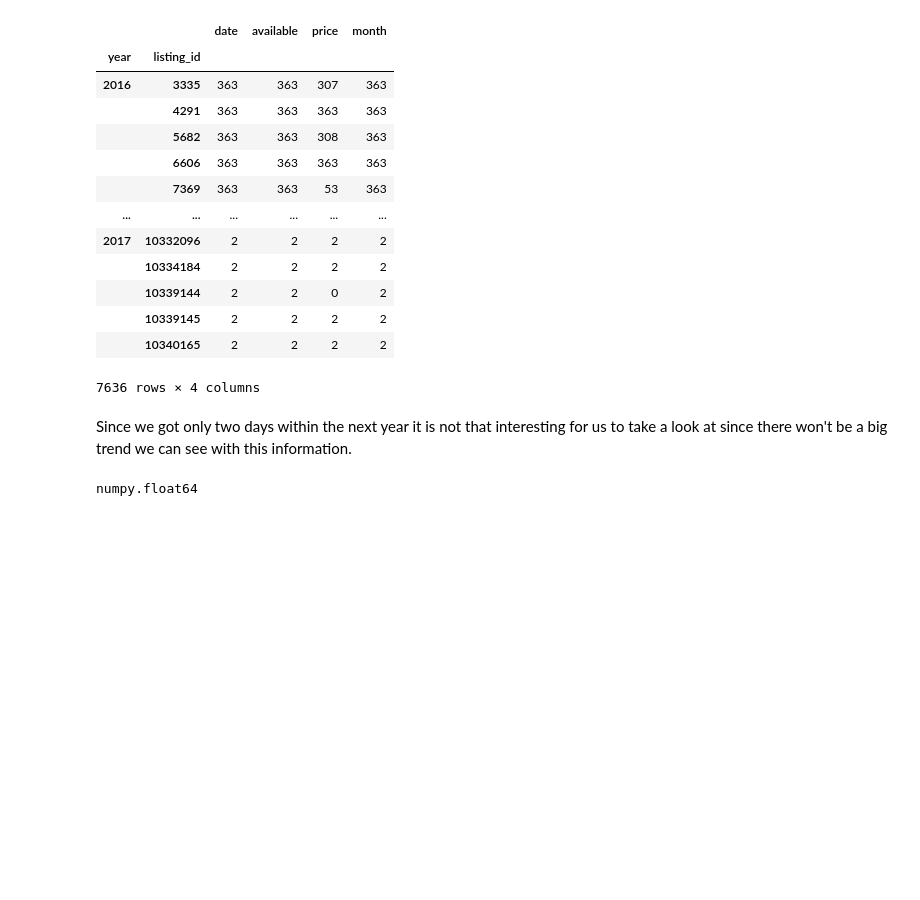
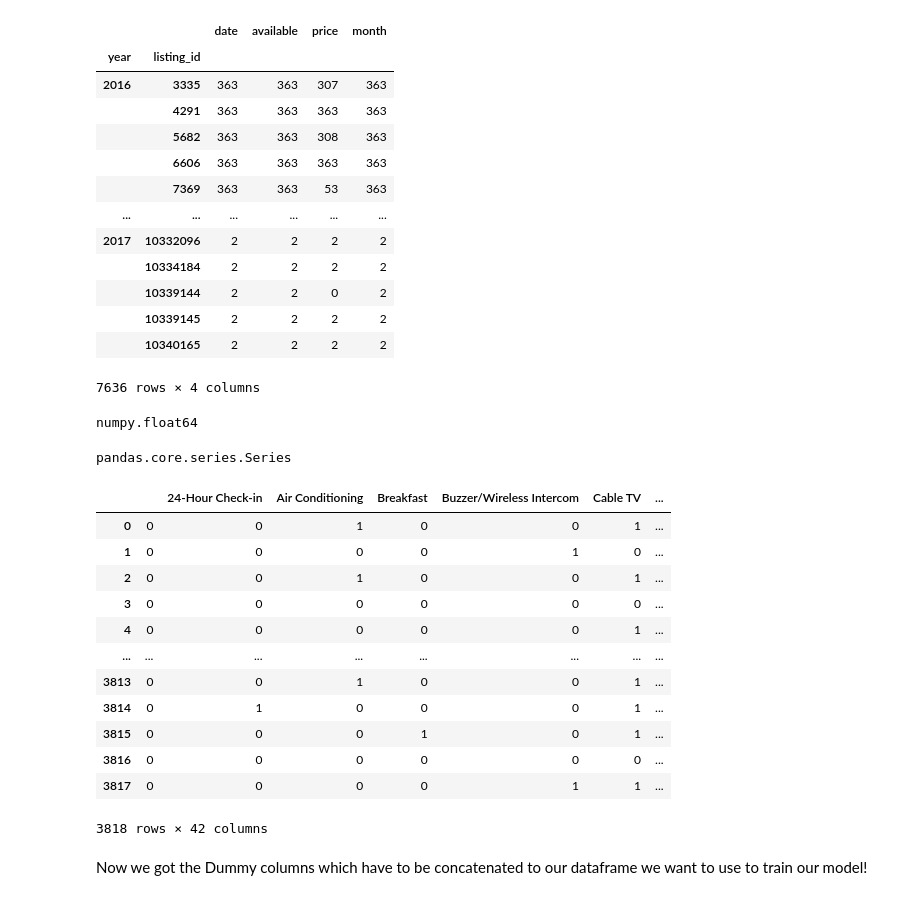
Before and after one commit to ArturL4/AirBnB, a Jupyter notebook: AirBnB.ipynb, the cells around one changed output. Drawn from its saved outputs; the diff is of its cells as text; code cells hidden in the pictures; blank space fills up the shorter version.

```diff
--- a/AirBnB.ipynb
+++ b/AirBnB.ipynb
@@ -328,8 +296,6 @@ ca_data.groupby(['year','listing_id']).count()
 |  | 10339145 | 2 | 2 | 2 | 2 |
 |  | 10340165 | 2 | 2 | 2 | 2 |
 7636 rows × 4 columns
-# %% [markdown]
-Since we got only two days within the next year it is not that interesting for us to take a look at since there won't be a big trend we can see with this information.<br>
 # %%
 ##Testing the conversion from string to float since the price is given as string
 ca_data = convert_str_to_float(ca_data,'price')
@@ -337,3 +303,30 @@ ca_data = convert_str_to_float(ca_data,'price')
 type(ca_data['price'][0])
 # %% [output]
 numpy.float64
+# %%
+## Apply the function to split the string into lists with each amenitie
+amen = li_data['amenities'].apply(lambda row: split_list(row))
+type(amen)
+# %% [output]
+pandas.core.series.Series
+# %%
+## Create the Dummy columns to list every amenitie as boolean
+s = pd.Series(amen)
+dummies = pd.get_dummies(s.apply(pd.Series).stack()).sum(level=0)
+dummies
+# %% [output]
+|  |  | 24-Hour Check-in | Air Conditioning | Breakfast | Buzzer/Wireless Intercom | Cable TV | ... |
+| 0 | 0 | 0 | 1 | 0 | 0 | 1 | ... |
+| 1 | 0 | 0 | 0 | 0 | 1 | 0 | ... |
+| 2 | 0 | 0 | 1 | 0 | 0 | 1 | ... |
+| 3 | 0 | 0 | 0 | 0 | 0 | 0 | ... |
+| 4 | 0 | 0 | 0 | 0 | 0 | 1 | ... |
+| ... | ... | ... | ... | ... | ... | ... | ... |
+| 3813 | 0 | 0 | 1 | 0 | 0 | 1 | ... |
+| 3814 | 0 | 1 | 0 | 0 | 0 | 1 | ... |
+| 3815 | 0 | 0 | 0 | 1 | 0 | 1 | ... |
+| 3816 | 0 | 0 | 0 | 0 | 0 | 0 | ... |
+| 3817 | 0 | 0 | 0 | 0 | 1 | 1 | ... |
+3818 rows × 42 columns
+# %% [markdown]
+Now we got the Dummy columns which have to be concatenated to our dataframe we want to use to train our model!
```
Also changed, not shown: parts of 5 cells of this notebook.
